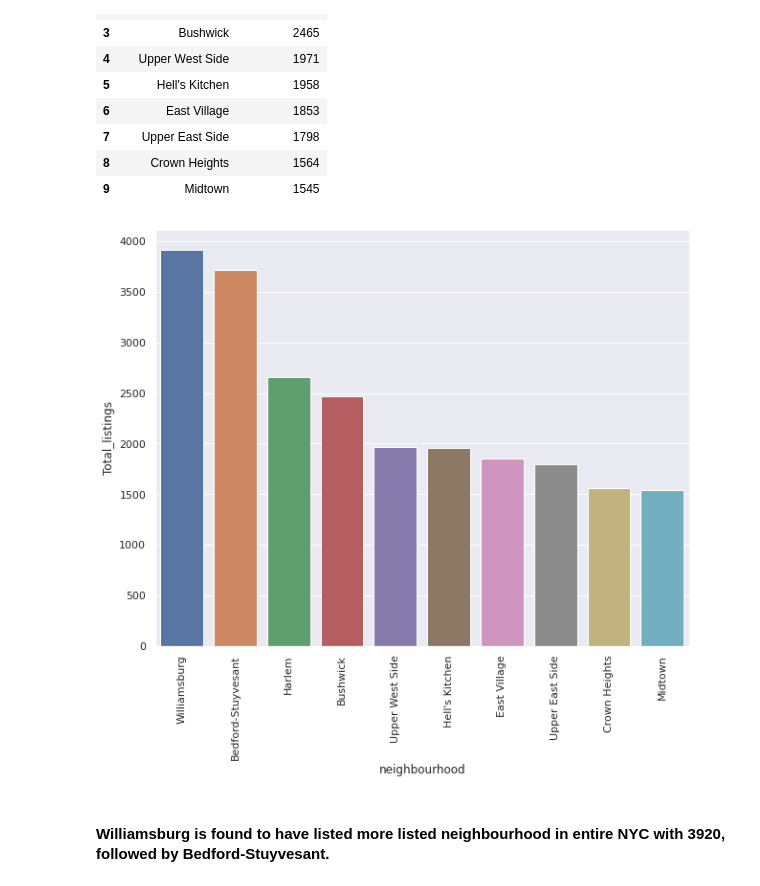
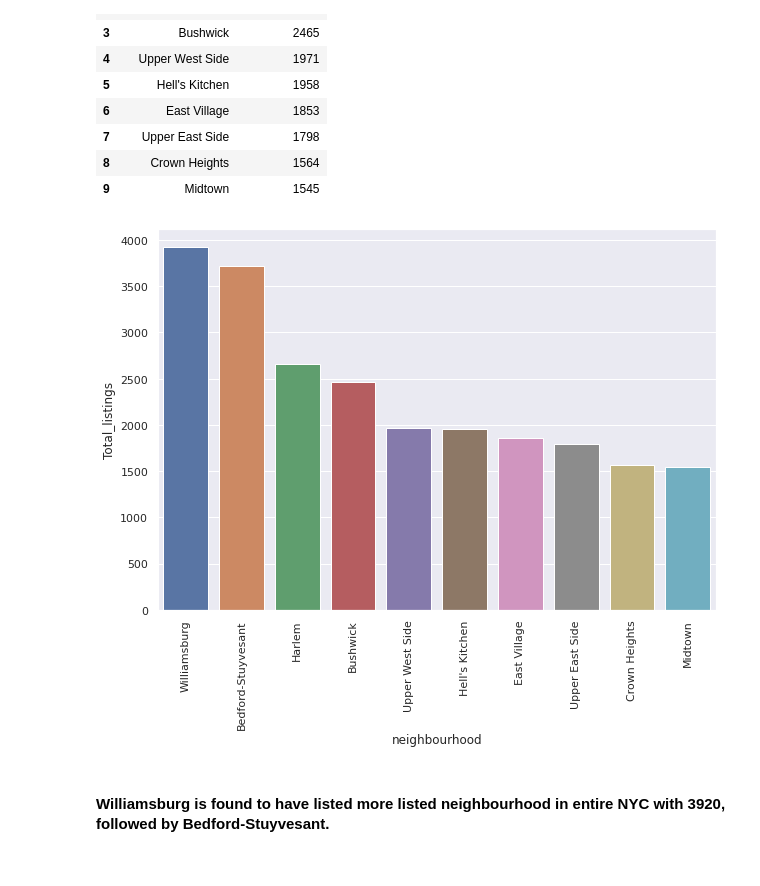
Before and after one commit to AkashSalmuthe/Airbnb-Bookings-Analysis---Akash-Salmuthe, a Jupyter notebook: Airbnb_Bookings_Analysis_Capstone_Project.ipynb, the cells around one changed output. Saved outputs shown, nothing was run; the diff lists cells and outputs as text; code cells hidden in the pictures.

```diff
--- a/Airbnb_Bookings_Analysis_Capstone_Project.ipynb
+++ b/Airbnb_Bookings_Analysis_Capstone_Project.ipynb
@@ -802,13 +804,13 @@ top_neighbourhood
 | 8 | Crown Heights | 1564 |
 | 9 | Midtown | 1545 |
 # %%
-plt.figure(figsize=(10,8))
+plt.figure(figsize=(10,7))
 
 ax=sns.barplot(x='neighbourhood',y='Total_listings',data=top_neighbourhood)
 for item in ax.get_xticklabels():
   item.set_rotation(90)
 # %% [output]
-[figure, old version]
+[figure, new version]
 # %% [markdown]
 #### Williamsburg is found to have listed more listed neighbourhood in entire NYC with 3920, followed by Bedford-Stuyvesant.
 # %% [markdown]
```
Also changed, not shown: parts of 5 cells of this notebook.
